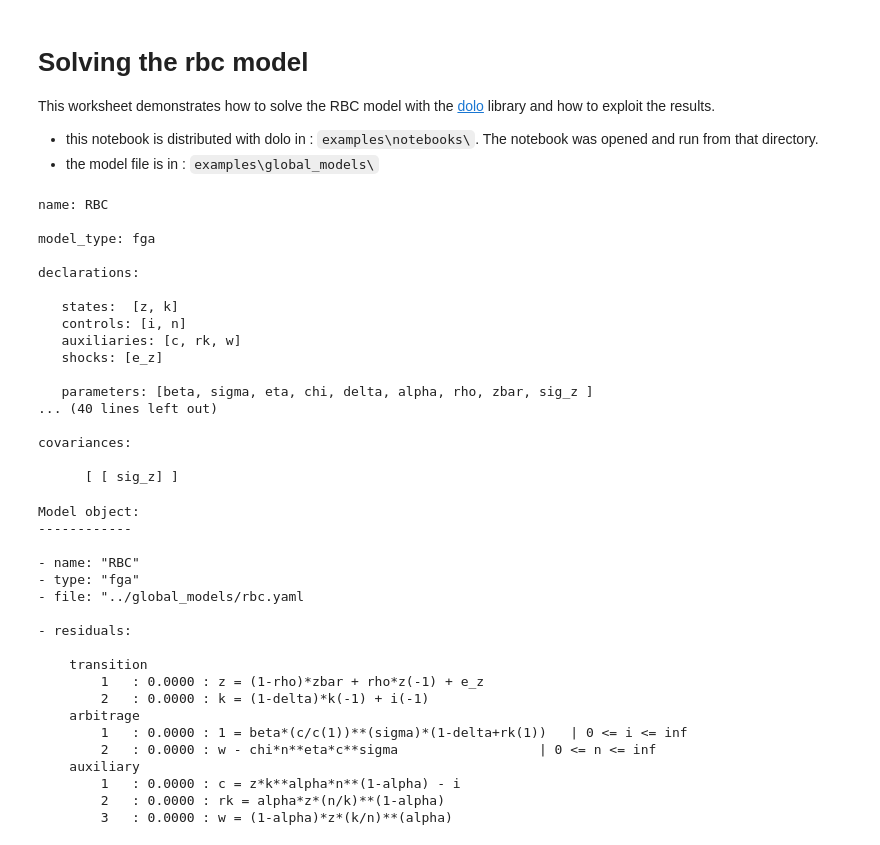
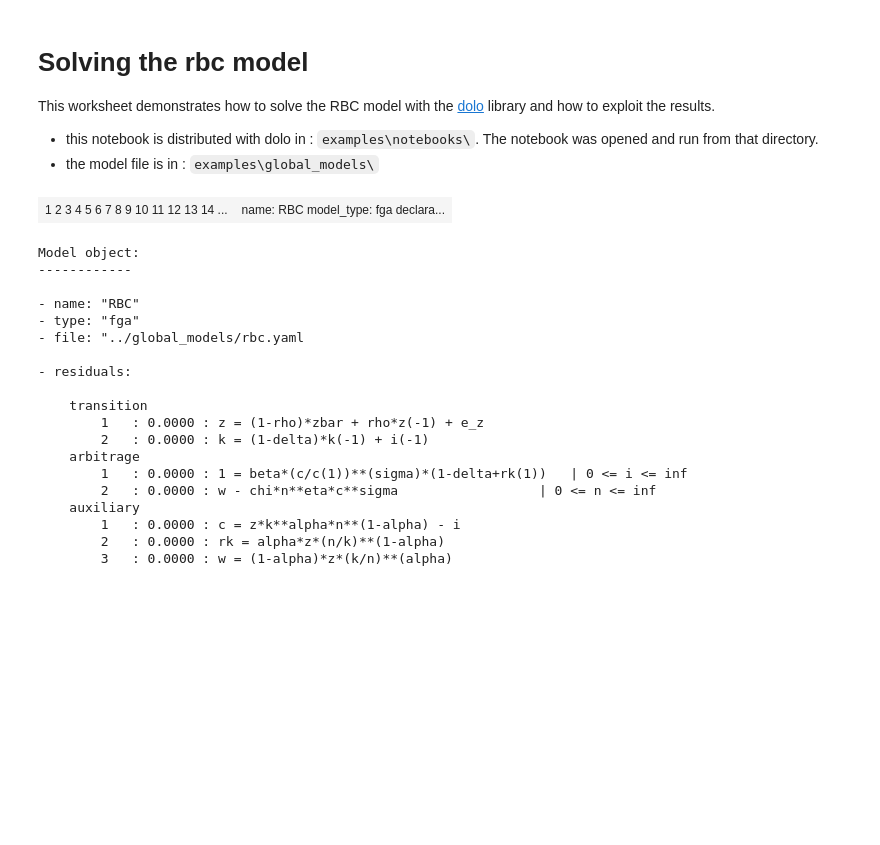
Before and after one commit to EconForge/dolo.py, a Jupyter notebook: examples/notebooks/rbc_model.ipynb, the cells around one changed output. Saved outputs shown, nothing was run; the diff lists cells and outputs as text; code cells hidden in the pictures; blank space fills up the shorter version.

```diff
--- a/examples/notebooks/rbc_model.ipynb
+++ b/examples/notebooks/rbc_model.ipynb
@@ -15,25 +15,9 @@ and how to exploit the results.
 from dolo import *
 # %%
 # The rbc model is defined in a yaml file (see doc for syntax)
-!cat '../global_models/rbc.yaml'
+pcat('../global_models/rbc.yaml')
 # %% [output]
-name: RBC
-
-model_type: fga
-
-declarations:
-
-   states:  [z, k]
-   controls: [i, n]
-   auxiliaries: [c, rk, w]
-   shocks: [e_z]
-
-   parameters: [beta, sigma, eta, chi, delta, alpha, rho, zbar, sig_z ]
-... (40 lines left out)
-
-covariances:
-
-      [ [ sig_z] ]
+| 1 2 3 4 5 6 7 8 9 10 11 12 13 14 ... | name: RBC model_type: fga declara... |
 # %%
 model = yaml_import('../global_models/rbc.yaml')
 # %%
```
Also changed, not shown: 5 other files.
